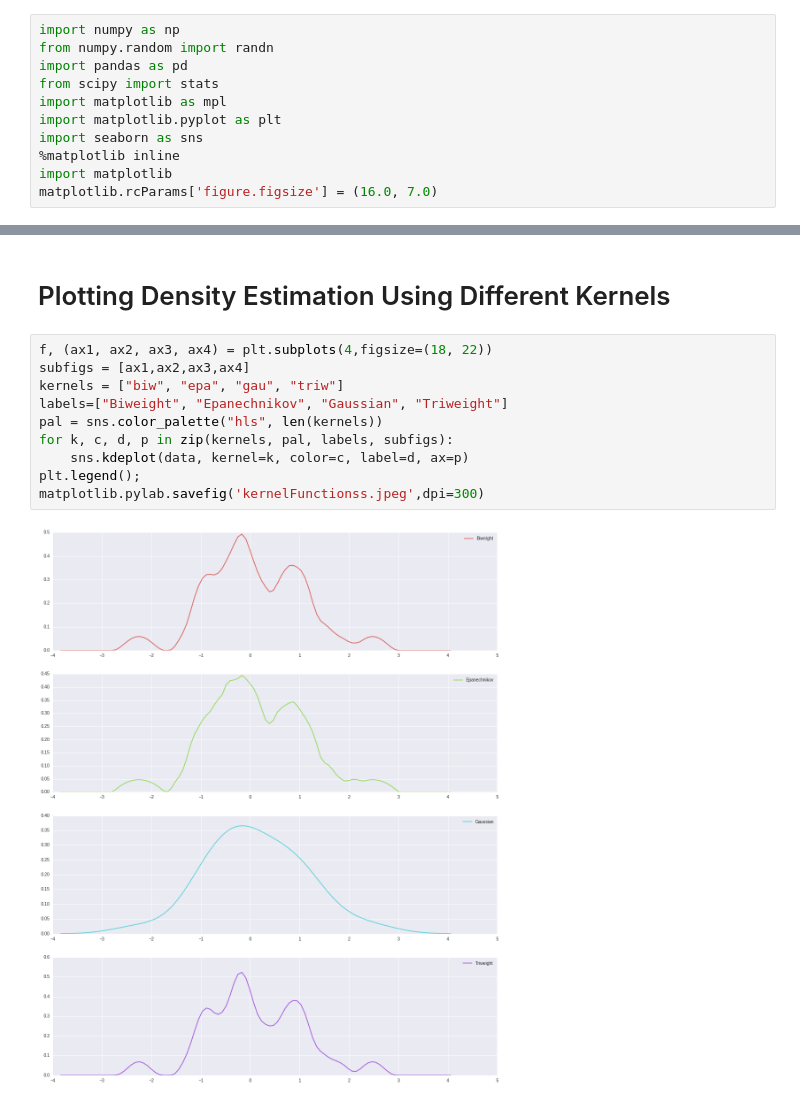
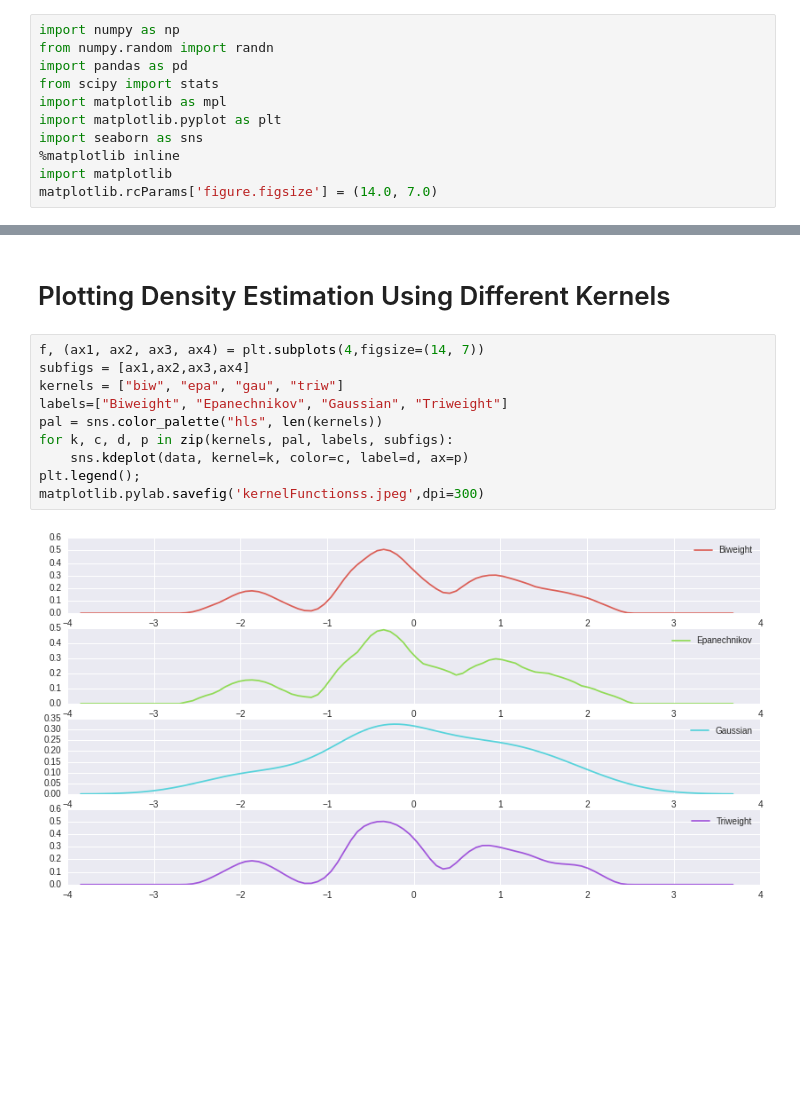
Before and after one commit to kfsgiorgos/Statistical_IPython_NoteBooks, a Jupyter notebook: DensityEstimation_Seaborn.ipynb, the cells around one changed output, grey strips where cells are left out. Cells and saved outputs as stored; diff of their text form; blank space fills up the shorter version.

Commit message:
Better Plot size

```diff
--- a/DensityEstimation_Seaborn.ipynb
+++ b/DensityEstimation_Seaborn.ipynb
@@ -8,7 +8,7 @@ import matplotlib.pyplot as plt
 import seaborn as sns
 %matplotlib inline
 import matplotlib
-matplotlib.rcParams['figure.figsize'] = (16.0, 7.0)
+matplotlib.rcParams['figure.figsize'] = (14.0, 7.0)
 # %% [markdown]
 # Histogram as the first view of our data
 # %%
@@ -85,14 +85,14 @@ matplotlib.pylab.savefig('foo119.jpeg', dpi=300)
 # %% [markdown]
 # Plotting Density Estimation Using Different Kernels
 # %%
-f, (ax1, ax2, ax3, ax4) = plt.subplots(4,figsize=(18, 22))
+f, (ax1, ax2, ax3, ax4) = plt.subplots(4,figsize=(14, 7))
 subfigs = [ax1,ax2,ax3,ax4]
 kernels = ["biw", "epa", "gau", "triw"]
 labels=["Biweight", "Epanechnikov", "Gaussian", "Triweight"]
 pal = sns.color_palette("hls", len(kernels))
 for k, c, d, p in zip(kernels, pal, labels, subfigs):
     sns.kdeplot(data, kernel=k, color=c, label=d, ax=p)
 plt.legend();
 matplotlib.pylab.savefig('kernelFunctionss.jpeg',dpi=300)
 # %% [output]
-[figure, old version]
+[figure, new version]
```
Also changed, not shown: parts of 3 cells of this notebook.
